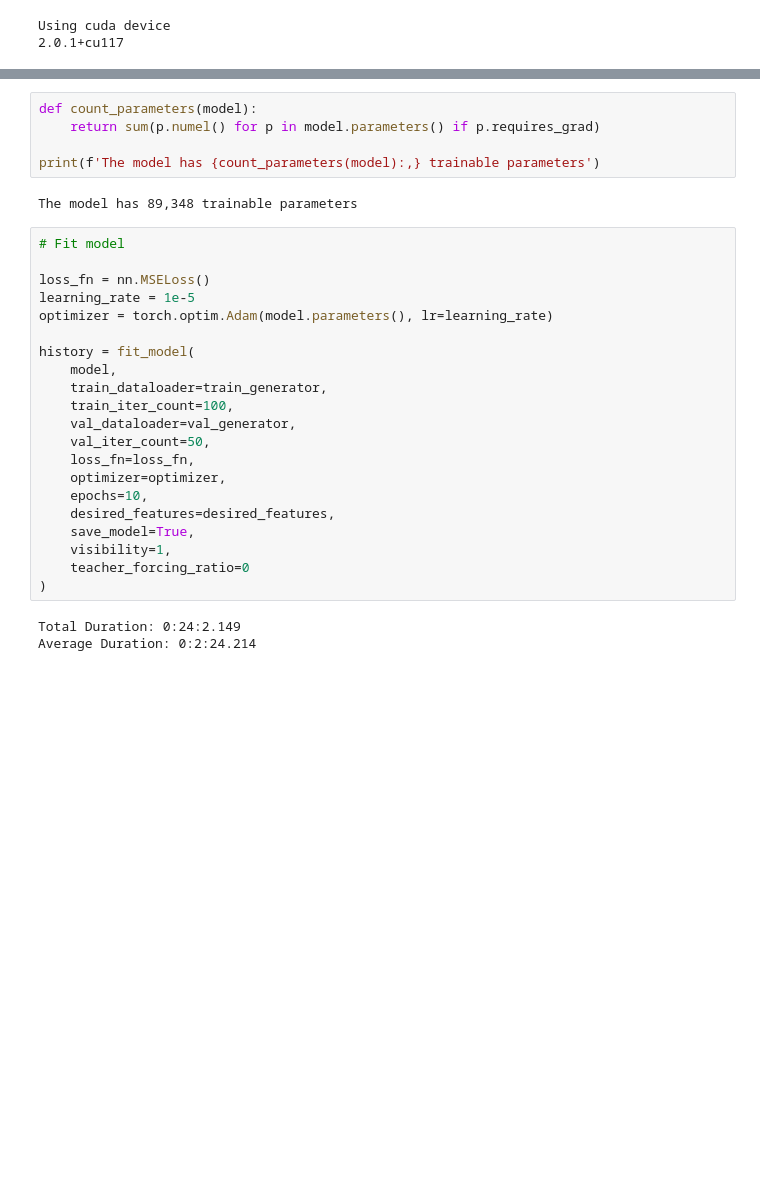
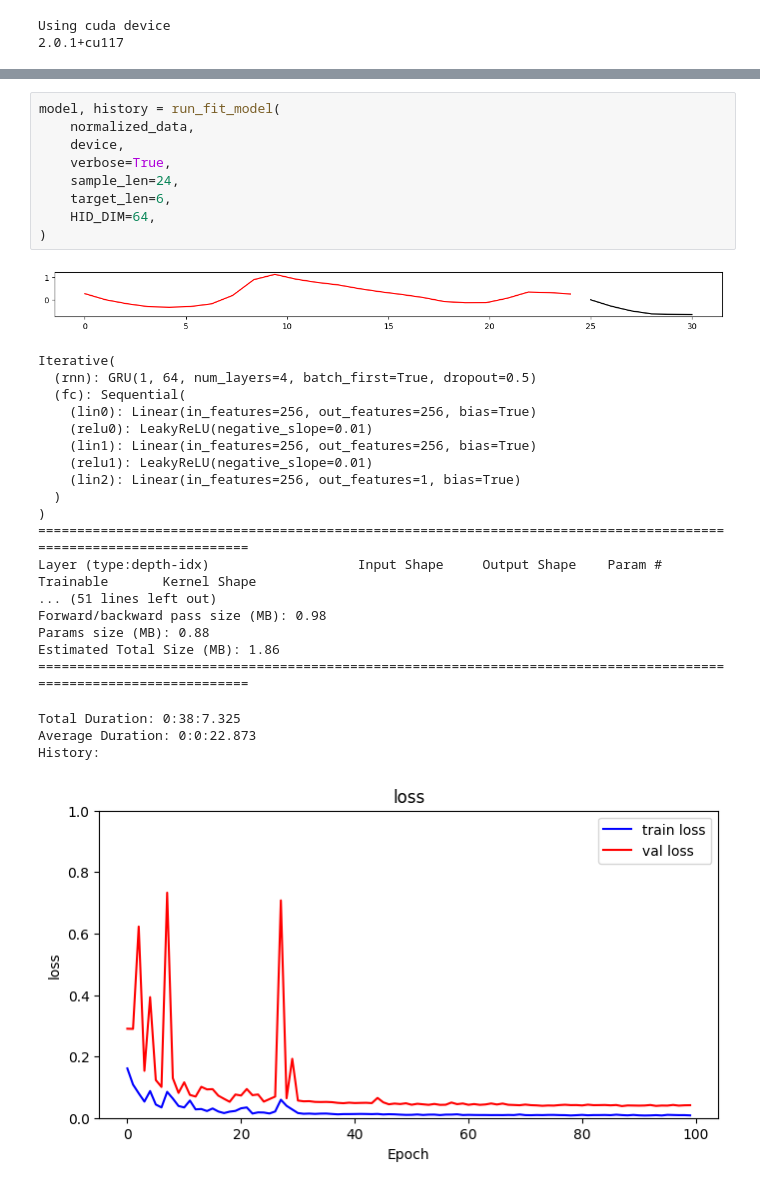
Before and after one commit to ravariu-eugen/seq2seq, a Jupyter notebook: iterative-seq2seq.ipynb, the cells around one changed output, grey strips where cells are left out. Cells and saved outputs as stored; diff of their text form; blank space fills up the shorter version.

```diff
--- a/iterative-seq2seq.ipynb
+++ b/iterative-seq2seq.ipynb
@@ -365,34 +442,35 @@ Estimated Total Size (MB): 15.13
-# %%
-def count_parameters(model):
-    return sum(p.numel() for p in model.parameters() if p.requires_grad)
-
-print(f'The model has {count_parameters(model):,} trainable parameters')
-# %% [output]
-The model has 89,348 trainable parameters
-# %%
-# Fit model
-
-loss_fn = nn.MSELoss()
-learning_rate = 1e-5
-optimizer = torch.optim.Adam(model.parameters(), lr=learning_rate)
-
-history = fit_model(
-    model,
-    train_dataloader=train_generator,
-    train_iter_count=100,
-    val_dataloader=val_generator,
-    val_iter_count=50,
-    loss_fn=loss_fn,
-    optimizer=optimizer,
-    epochs=10,
-    desired_features=desired_features,
-    save_model=True,
-    visibility=1,
-    teacher_forcing_ratio=0
-)
-# %% [output]
-Total Duration: 0:24:2.149
-Average Duration: 0:2:24.214
+# %%
+model, history = run_fit_model(
+    normalized_data,
+    device,
+    verbose=True,
+    sample_len=24,
+    target_len=6,
+    HID_DIM=64,
+)
+# %% [output]
+[figure, added]
+Iterative(
+  (rnn): GRU(1, 64, num_layers=4, batch_first=True, dropout=0.5)
+  (fc): Sequential(
+    (lin0): Linear(in_features=256, out_features=256, bias=True)
+    (relu0): LeakyReLU(negative_slope=0.01)
+    (lin1): Linear(in_features=256, out_features=256, bias=True)
+    (relu1): LeakyReLU(negative_slope=0.01)
+    (lin2): Linear(in_features=256, out_features=1, bias=True)
+  )
+)
+===================================================================================================================
+Layer (type:depth-idx)                   Input Shape     Output Shape    Param #         Trainable       Kernel Shape
+... (51 lines left out)
+Forward/backward pass size (MB): 0.98
+Params size (MB): 0.88
+Estimated Total Size (MB): 1.86
+===================================================================================================================
+Total Duration: 0:38:7.325
+Average Duration: 0:0:22.873
+History:
+[figure, added]
 # %%
 plot_history(history)
 # %% [output]
```
Also changed, not shown: parts of 19 cells of this notebook, 10 other files.
